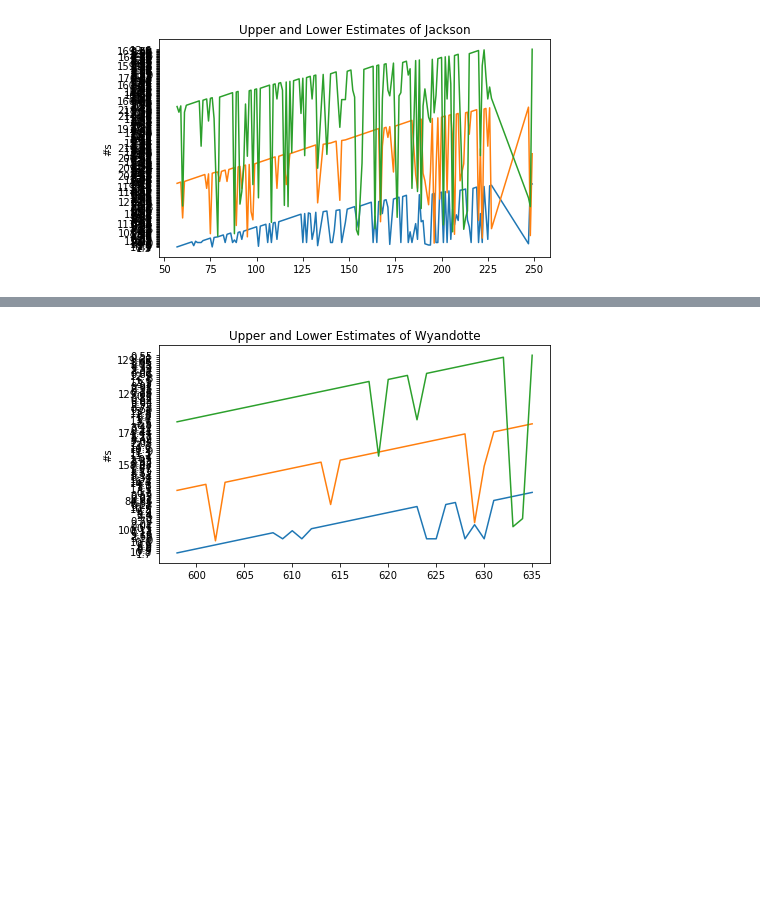
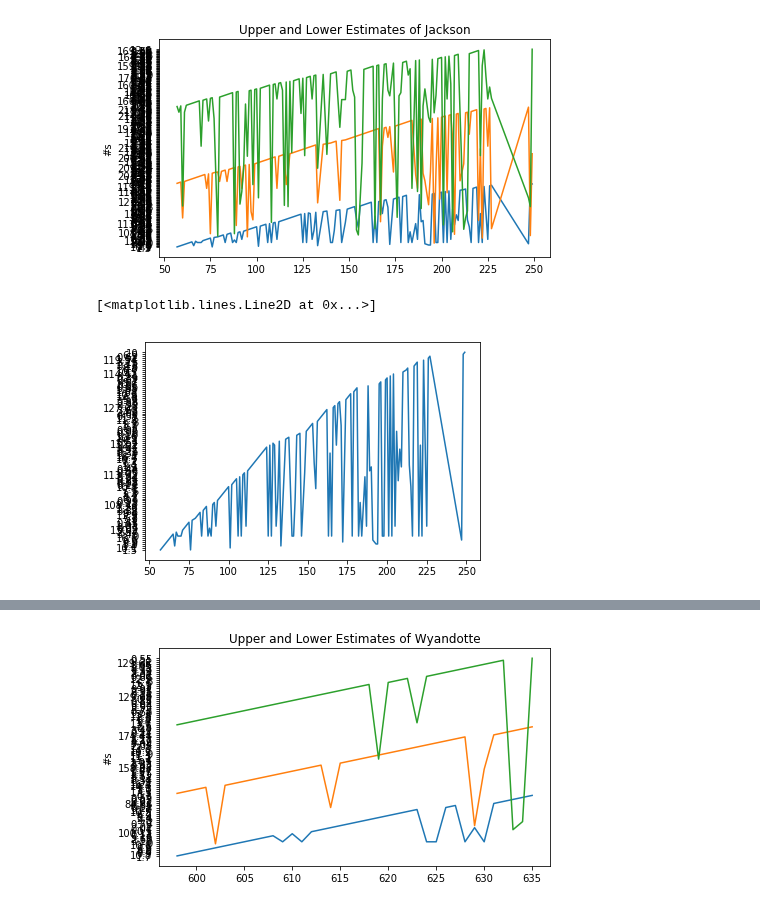
Before and after one commit to TedMur/SnakeBait, a Jupyter notebook: Data/Question 1 -Sasha.ipynb, the cells around one changed output, grey strips where cells are left out. Cells and saved outputs as stored; diff of their text form; code cells hidden in the pictures; blank space fills up the shorter version.

```diff
--- a/Data/Question 1 -Sasha.ipynb
+++ b/Data/Question 1 -Sasha.ipynb
@@ -146,3 +144,8 @@ ax.set_ylabel('#s')
 plt.show()
 # %% [output]
 [figure]
+# %%
+plt.plot(y=jackson_m_l, )
+# %% [output]
+[<matplotlib.lines.Line2D at 0x...>]
+[figure, added]
```
Also changed, not shown: parts of 3 cells of this notebook, 3 other files.
